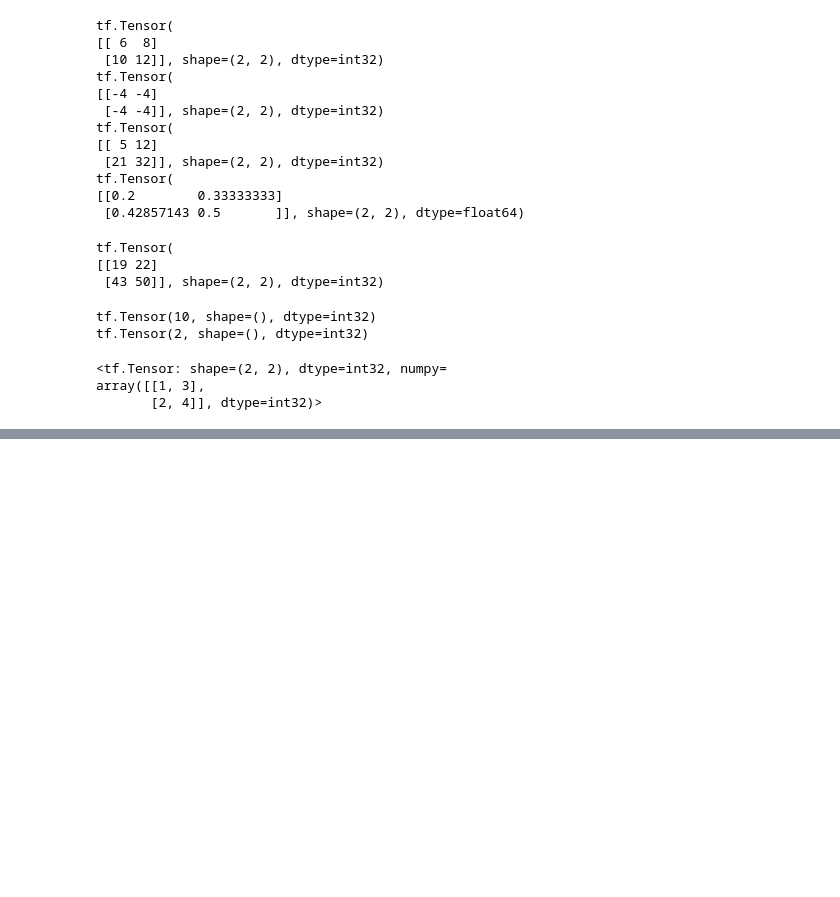
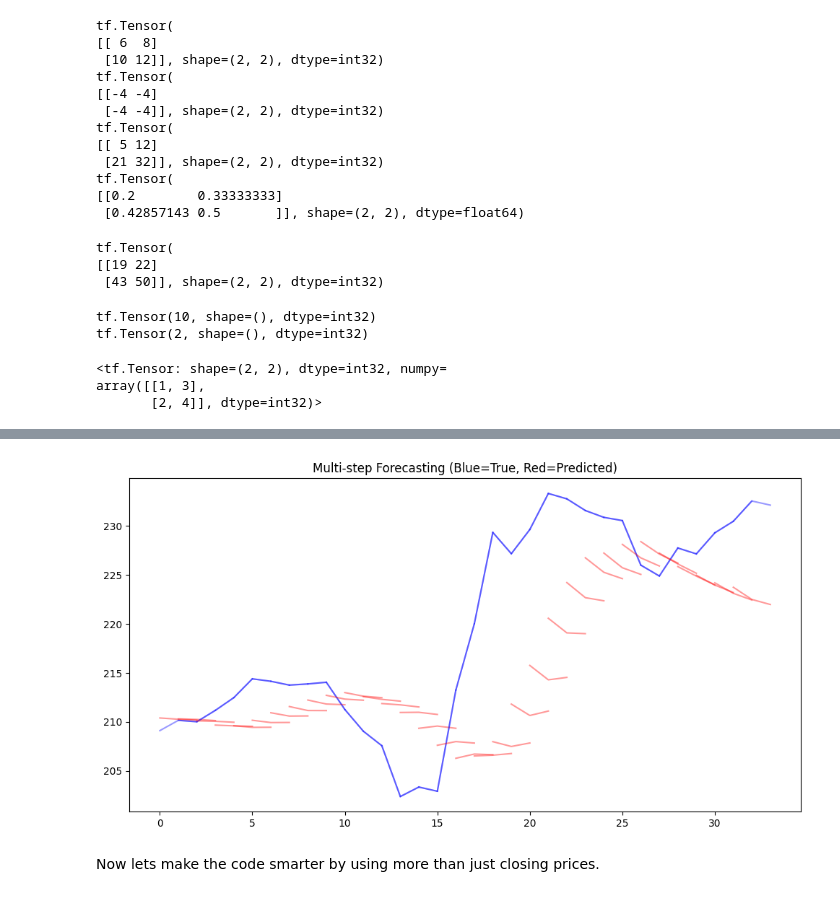
Before and after one commit to lukewilliams16/ai-ml-portfolio, a Jupyter notebook: notebooks/TensorFlow.ipynb, the cells around one changed output, grey strips where cells are left out. Drawn from its saved outputs; the diff is of its cells as text; code cells hidden in the pictures; blank space fills up the shorter version.

```diff
--- a/notebooks/TensorFlow.ipynb
+++ b/notebooks/TensorFlow.ipynb
@@ -81,0 +175,6 @@ array([[1, 3],
+# %%
+# 3-day ma of close price
+close_prices= normalized_features[:,1]
+ma3 = tf.concat([tf.zeros(2), tf.reduce_mean(tf.stack([close_prices[i-2:i+1] for i in range(2, len(close_prices))]), axis=1)], axis=0)
+ma3 = tf.expand_dims(ma3, axis=1)
+features_with_ma = tf.concat([features_with_returns, ma3], axis=1)
@@ -81,0 +494,11 @@ array([[1, 3],
+# %%
+# ====================================
+# 4. Train model
+# ====================================
+history = model.fit(
+    X_train, y_train,
+    validation_data=(X_test, y_test),
+    epochs=20,
+    batch_size=16,
+    verbose=1
+)
@@ -81,0 +523,9 @@ array([[1, 3],
+# %%
+# ====================================
+# 5. Predictions & rescale
+# ====================================
+y_pred = model.predict(X_test)
+
+# Rescale back
+y_pred_rescaled = y_pred * (close_max - close_min) + close_min
+y_test_rescaled = y_test * (close_max - close_min) + close_min
@@ -81,0 +534,20 @@ array([[1, 3],
+# %%
+# ====================================
+# 6. Plot
+# ====================================
+plt.figure(figsize=(12,6))
+
+# Plot last 50 test samples
+n = len(y_test_rescaled) # Set n to the number of available test samples
+for i in range(n):
+    # true future
+    plt.plot(range(i, i+future_steps), y_test_rescaled[i], color="blue", alpha=0.4)
+    # predicted future
+    plt.plot(range(i, i+future_steps), y_pred_rescaled[i], color="red", alpha=0.4)
+
+plt.title("Multi-step Forecasting (Blue=True, Red=Predicted)")
+plt.show()
+# %% [output]
+[figure, added]
+# %% [markdown]
+Now lets make the code smarter by using more than just closing prices.
```
Also changed, not shown: parts of 33 cells of this notebook.
